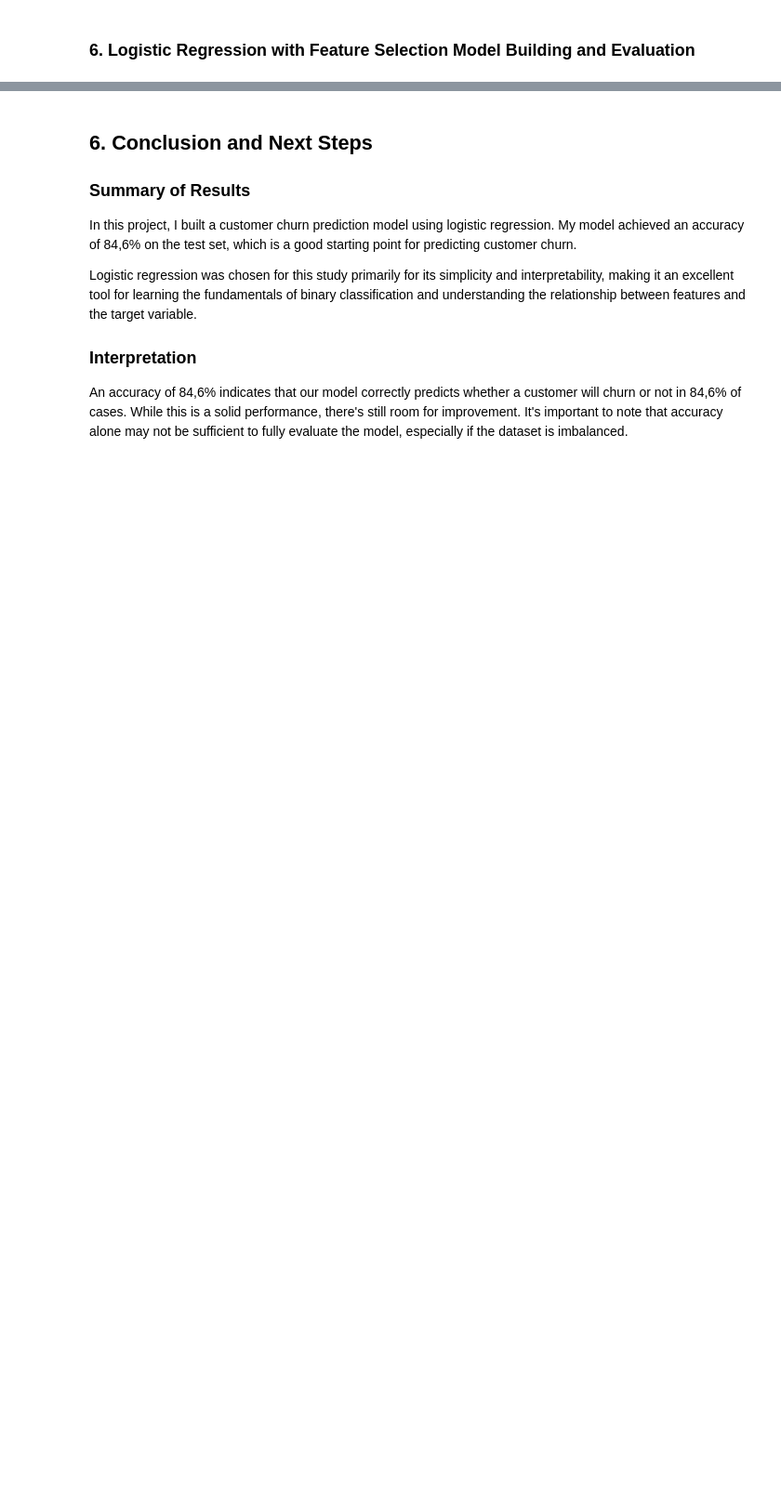
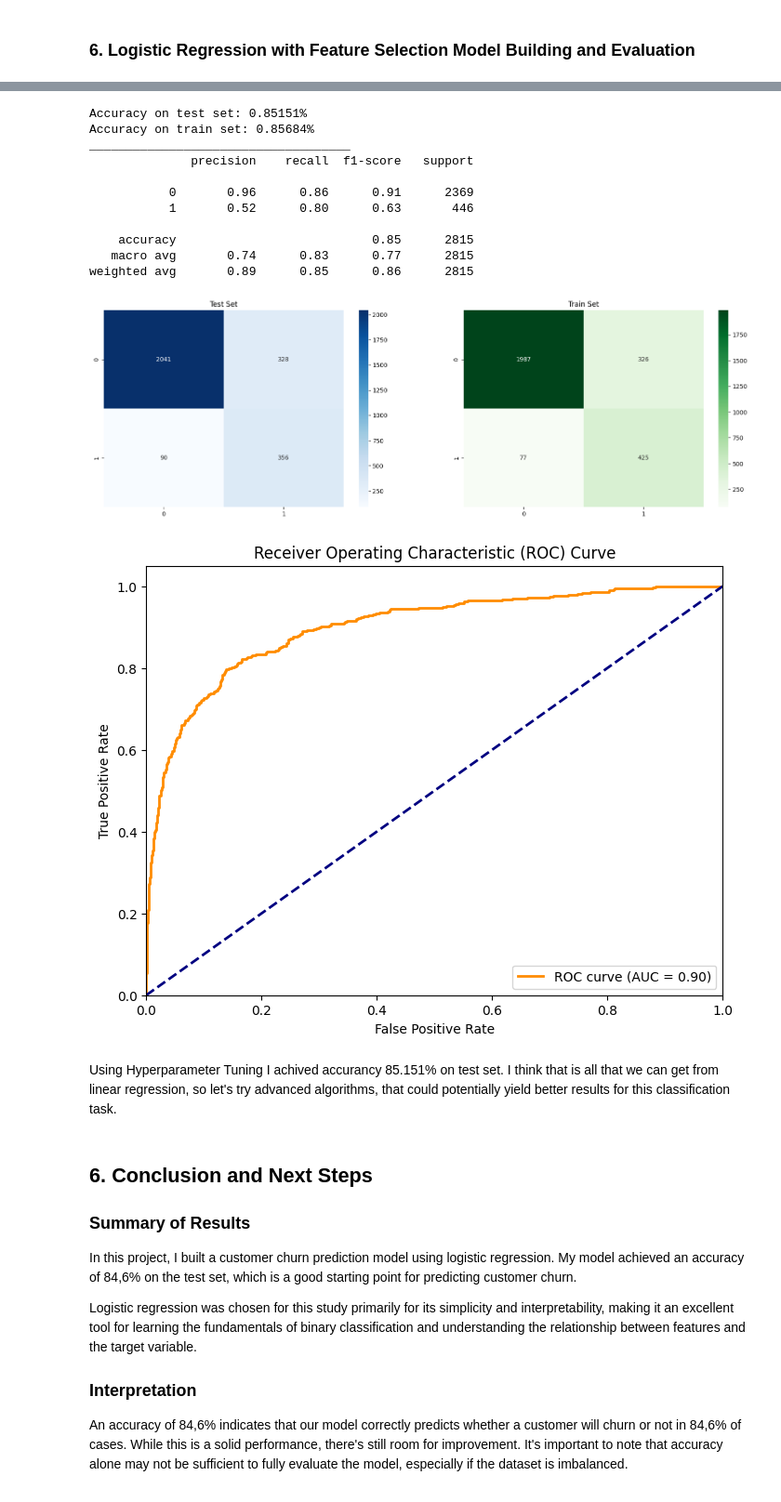
Before and after one commit to maria-snarava/portfolio-ml, a Jupyter notebook: CustomerChurnPrediction.ipynb, the cells around one changed output, grey strips where cells are left out. Shown at 93% size. Saved outputs shown, nothing was run; the diff lists cells and outputs as text; code cells hidden in the pictures; blank space fills up the shorter version.

```diff
--- a/CustomerChurnPrediction.ipynb
+++ b/CustomerChurnPrediction.ipynb
@@ -459,0 +452,26 @@ weighted avg       0.88      0.85      0.86      2815
+# %%
+from sklearn.model_selection import GridSearchCV
+from sklearn.model_selection import RepeatedStratifiedKFold
+import numpy as np
+
+solvers = ['newton-cg', 'lbfgs', 'liblinear']
+penalty = ['l2']
+c_values = np.logspace(-3,3,7)
+
+# define grid search
+grid = dict(
+    classifier__solver=solvers,
+    classifier__penalty=penalty,
+    classifier__C=c_values
+    )
+cv = RepeatedStratifiedKFold(n_splits=10, n_repeats=3, random_state=RANDOM_STATE)
+grid_search = GridSearchCV(estimator=pipeline, param_grid=grid, cv=cv)
+grid_result = grid_search.fit(X, y)
+
+# summarize results
+print("Best: %f using %s" % (grid_result.best_score_, grid_result.best_params_))
+means = grid_result.cv_results_['mean_test_score']
+stds = grid_result.cv_results_['std_test_score']
+params = grid_result.cv_results_['params']
+for mean, stdev, param in zip(means, stds, params):
+    print("%f (%f) with: %r" % (mean, stdev, param))
@@ -460,3 +496,37 @@ weighted avg       0.88      0.85      0.86      2815
+# %%
+logreg = LogisticRegression(
+    max_iter=10_000, random_state=RANDOM_STATE,
+    C=grid_result.best_params_["classifier__C"],
+    penalty=grid_result.best_params_["classifier__penalty"],
+    solver=grid_result.best_params_["classifier__solver"]
+    )
+
+pipeline = ImbPipeline([
+          ('transformer', transformer),
+          ('resampler', resampler),
+          ('classifier', logreg)
+      ])
+
+pipeline.fit(X_train,y_train)
+model_evaluation(pipeline, X_test, y_test)
+
+plot_roc_curve(pipeline, X_test, y_test)
+# %% [output]
+Accuracy on test set: 0.85151%
+Accuracy on train set: 0.85684%
+____________________________________
+              precision    recall  f1-score   support
+
+           0       0.96      0.86      0.91      2369
+           1       0.52      0.80      0.63       446
+
+    accuracy                           0.85      2815
+   macro avg       0.74      0.83      0.77      2815
+weighted avg       0.89      0.85      0.86      2815
+[figure, added]
+[figure, added]
+# %% [markdown]
+Using Hyperparameter Tuning I achived accurancy 85.151% on test set. I think that is all that we can get from linear regression, so let's try advanced algorithms, that could potentially yield better results for this classification task.
 # %% [markdown]
 ## 6. **Conclusion and Next Steps**
 
```
Also changed, not shown: parts of 16 cells of this notebook.
